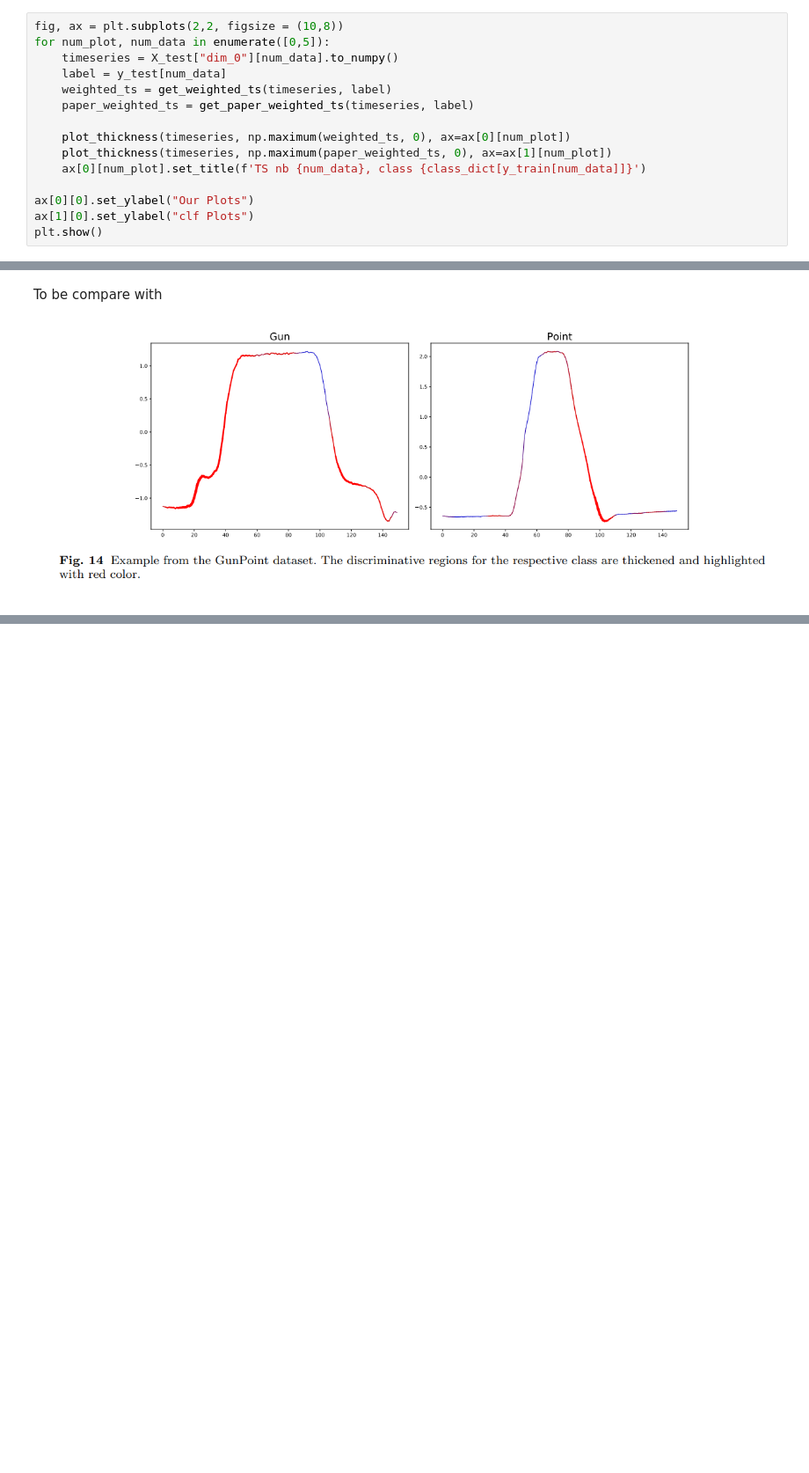
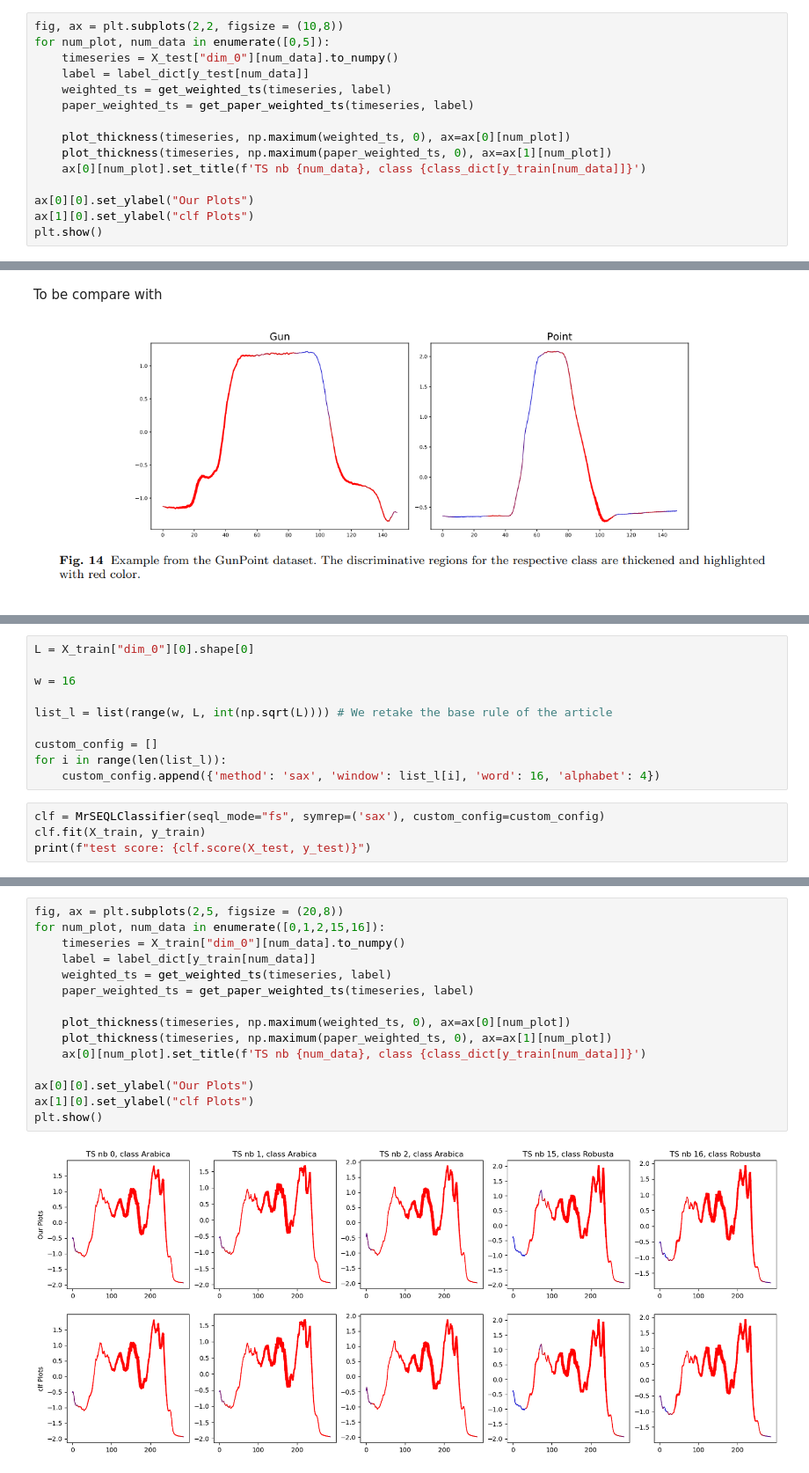
Before and after one commit to StanislasDOZIAS/MR-SEQL, a Jupyter notebook: notebooks/final_notebook.ipynb, the cells around one changed output, grey strips where cells are left out. Shown at 88% size. Drawn from its saved outputs; the diff is of its cells as text; blank space fills up the shorter version.

```diff
--- a/notebooks/final_notebook.ipynb
+++ b/notebooks/final_notebook.ipynb
@@ -474,7 +481,7 @@ We can also compare them with the two examples given in the paper, and one can o
 fig, ax = plt.subplots(2,2, figsize = (10,8))
 for num_plot, num_data in enumerate([0,5]):
     timeseries = X_test["dim_0"][num_data].to_numpy()
-    label = y_test[num_data]
+    label = label_dict[y_test[num_data]]
     weighted_ts = get_weighted_ts(timeseries, label)
     paper_weighted_ts = get_paper_weighted_ts(timeseries, label)
 
@@ -493,0 +532,14 @@ To be compare with
+# %%
+L = X_train["dim_0"][0].shape[0]
+
+w = 16
+
+list_l = list(range(w, L, int(np.sqrt(L)))) # We retake the base rule of the article
+
+custom_config = []
+for i in range(len(list_l)):
+    custom_config.append({'method': 'sax', 'window': list_l[i], 'word': 16, 'alphabet': 4})
+# %%
+clf = MrSEQLClassifier(seql_mode="fs", symrep=('sax'), custom_config=custom_config)
+clf.fit(X_train, y_train)
+print(f"test score: {clf.score(X_test, y_test)}")
@@ -493,0 +561,17 @@ To be compare with
+# %%
+fig, ax = plt.subplots(2,5, figsize = (20,8))
+for num_plot, num_data in enumerate([0,1,2,15,16]):
+    timeseries = X_train["dim_0"][num_data].to_numpy()
+    label = label_dict[y_train[num_data]]
+    weighted_ts = get_weighted_ts(timeseries, label)
+    paper_weighted_ts = get_paper_weighted_ts(timeseries, label)
+
+    plot_thickness(timeseries, np.maximum(weighted_ts, 0), ax=ax[0][num_plot])
+    plot_thickness(timeseries, np.maximum(paper_weighted_ts, 0), ax=ax[1][num_plot])
+    ax[0][num_plot].set_title(f'TS nb {num_data}, class {class_dict[y_train[num_data]]}')
+
+ax[0][0].set_ylabel("Our Plots")
+ax[1][0].set_ylabel("clf Plots")
+plt.show()
+# %% [output]
+[figure, added]
```
Also changed, not shown: parts of 36 cells of this notebook.
